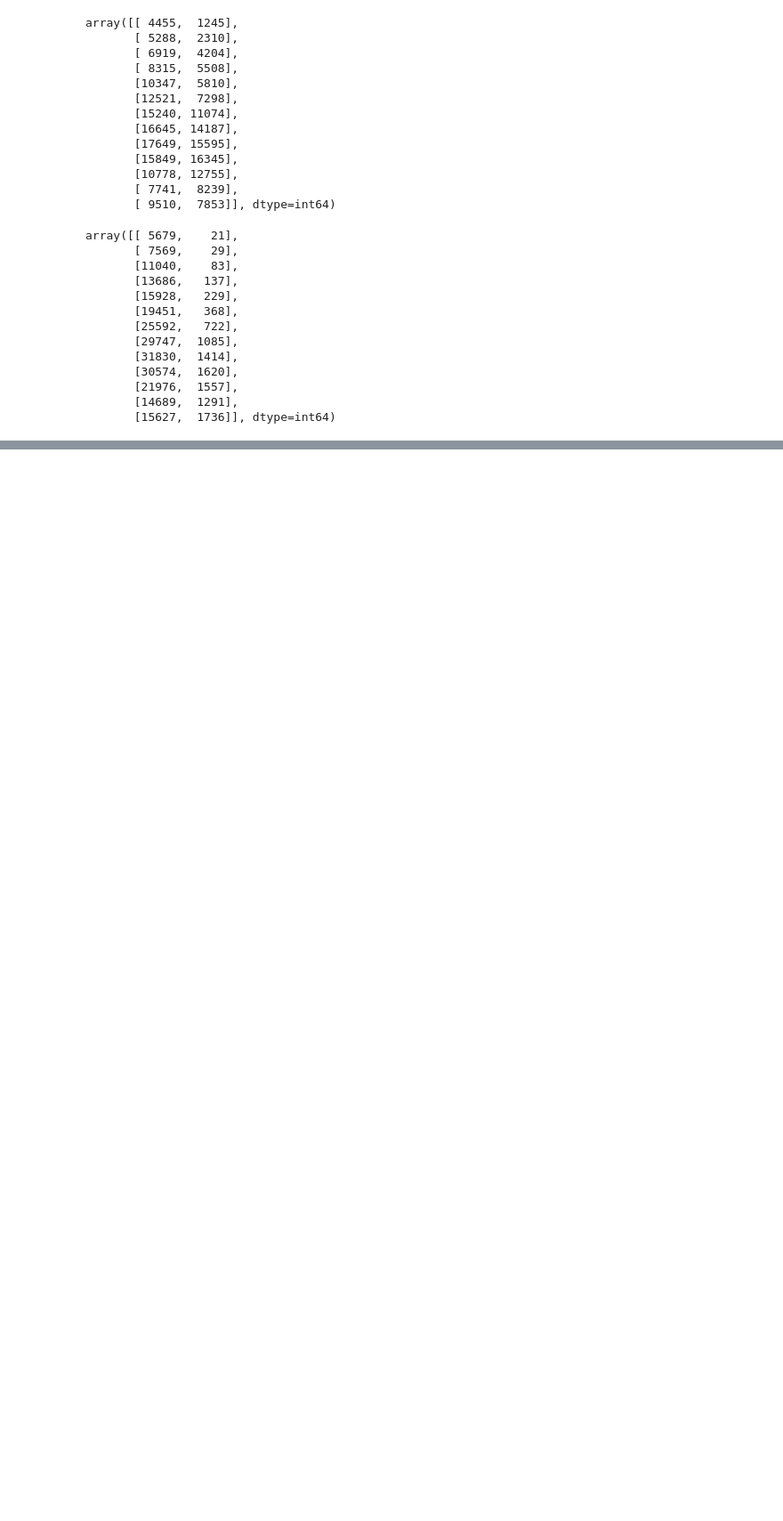
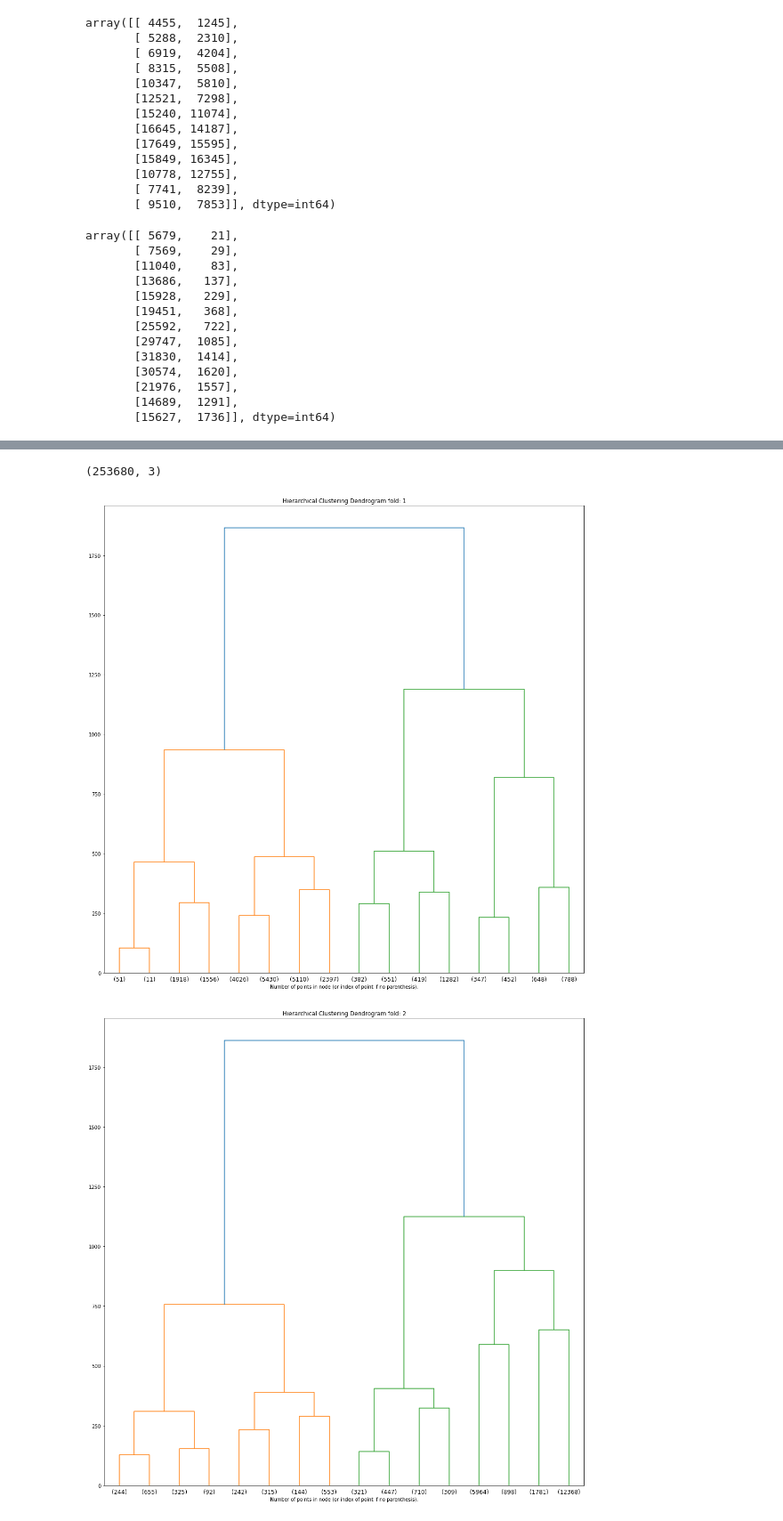
Before and after one commit to Sgipn/HeartDiseaseAnalysis, a Jupyter notebook: notebooks/EDA and Outline.ipynb, the cells around one changed output, grey strips where cells are left out. Shown at 89% size. Cells and saved outputs as stored; diff of their text form; code cells hidden in the pictures; blank space fills up the shorter version.

Commit message:
add hierarchical clustering plots and interpretation

```diff
--- a/notebooks/EDA and Outline.ipynb
+++ b/notebooks/EDA and Outline.ipynb
@@ -748,0 +765,2 @@ array([[ 5679,    21],
+# %%
+df_hier_cluster = dat[['BMI','MentHlth','PhysHlth']]
@@ -748,0 +769,3 @@ array([[ 5679,    21],
+# %%
+X = np.array(df_hier_cluster)
+X
@@ -748,0 +780,48 @@ array([[ 5679,    21],
+# %%
+np.shape(X)
+
+# Memory error if hierarchical clustering is applied to all 253680 observations.
+# We examine hierchical structure of 10% of observations (25368), randomly selected .
+# %% [output]
+(253680, 3)
+# %%
+def plot_dendrogram(model, **kwargs):
+    # Create linkage matrix and then plot the dendrogram
+
+    # create the counts of samples under each node
+    counts = np.zeros(model.children_.shape[0])
+    n_samples = len(model.labels_)
+    for i, merge in enumerate(model.children_):
+        current_count = 0
+        for child_idx in merge:
+            if child_idx < n_samples:
+                current_count += 1  # leaf node
+            else:
+                current_count += counts[child_idx - n_samples]
+        counts[i] = current_count
+
+    linkage_matrix = np.column_stack(
+        [model.children_, model.distances_, counts]
+    ).astype(float)
+
+    # Plot the corresponding dendrogram
+    dendrogram(linkage_matrix, **kwargs)
+# %%
+fold = 0
+kf = KFold(n_splits = 10, random_state = True, shuffle = True)
+plt.rcParams["figure.figsize"] = (18,18)
+for train_index, test_index in kf.split(X):
+    fold+=1
+    temp_X = X[test_index]
+    model = AgglomerativeClustering(distance_threshold=0, n_clusters=None)
+    model = model.fit(temp_X)
+    plt.title("Hierarchical Clustering Dendrogram fold: %d" %fold)
+    # plot the top three levels of the dendrogram
+    plot_dendrogram(model, truncate_mode="level", p=3)
+    plt.xlabel("Number of points in node (or index of point if no parenthesis).")
+    plt.show()
+    if fold == 3:
+        break
+# %% [output]
+[figure, added]
+[figure, added]
```
Also changed, not shown: parts of 5 cells of this notebook.
